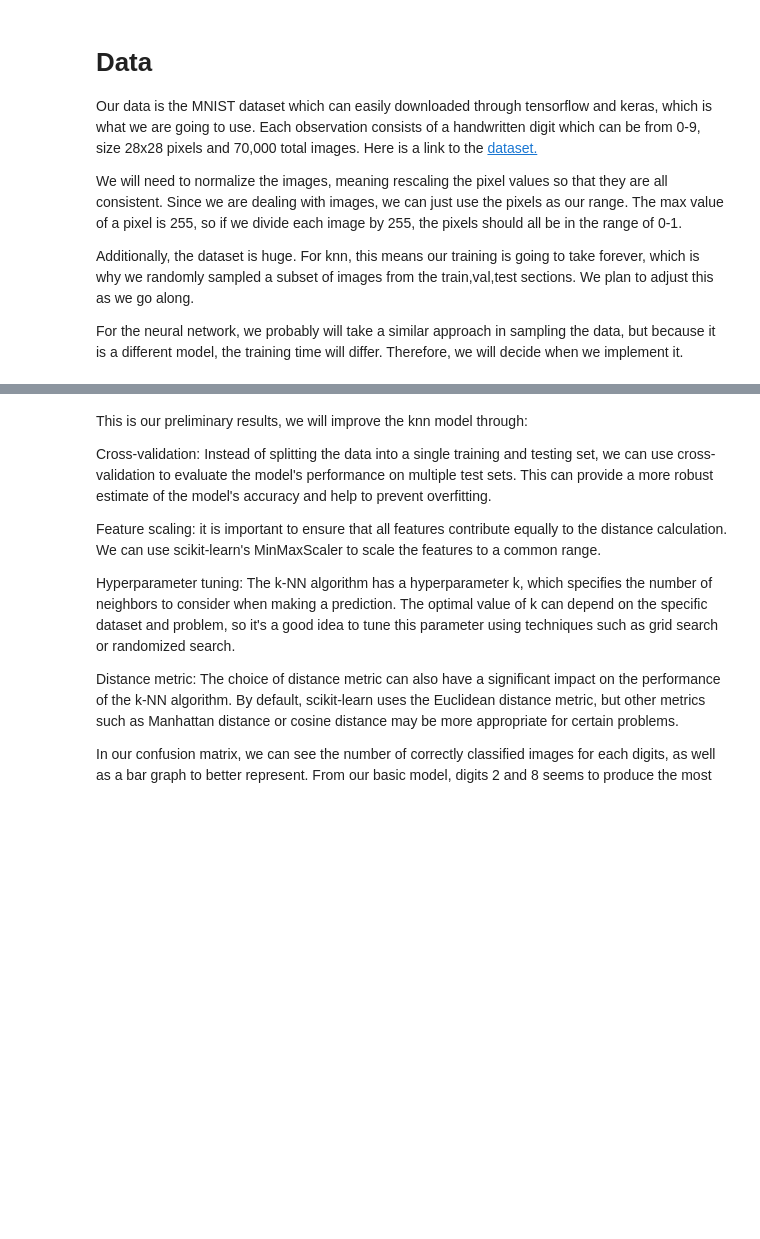
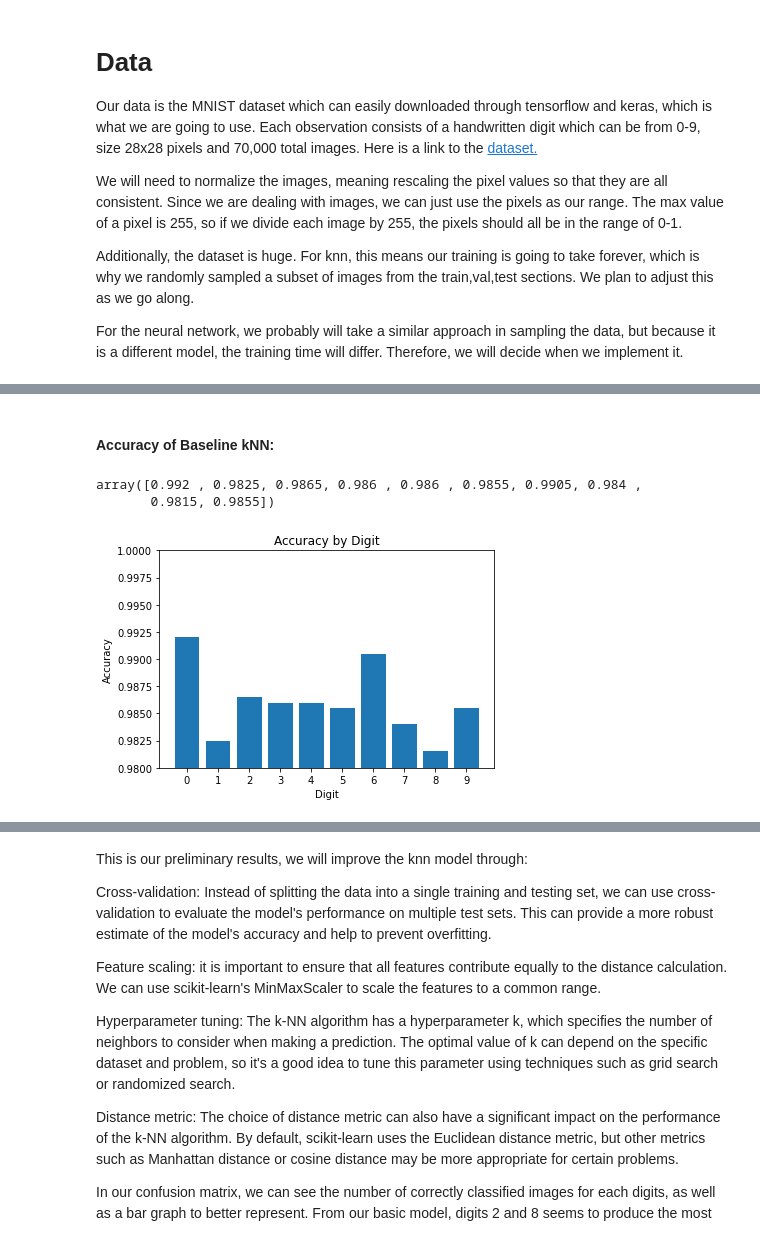
Before and after one commit to COGS118A/Group008-Wi23, a Jupyter notebook: ProposalGroup008-Wi23.ipynb, the cells around one changed output, grey strips where cells are left out. Saved outputs shown, nothing was run; the diff lists cells and outputs as text; code cells hidden in the pictures; blank space fills up the shorter version.

```diff
--- a/ProposalGroup008-Wi23.ipynb
+++ b/ProposalGroup008-Wi23.ipynb
@@ -256,0 +119,2 @@ array([ 3.,  9.,  1.,  6.,  3.,  3.,  2., 10.,  0.,  9.])
+# %%
+cm = confusion_matrix(y_test_subset, y_pred_test)
@@ -256,0 +133,11 @@ array([ 3.,  9.,  1.,  6.,  3.,  3.,  2., 10.,  0.,  9.])
+# %%
+def get_error_metrics(conf_matrix):
+    TP = np.diag(conf_matrix)
+    FP = np.sum(conf_matrix, axis=0) - TP
+    FN = np.sum(conf_matrix, axis=1) - TP
+    TN = np.sum(conf_matrix) - TP - FP - FN
+    return TP,FP,FN,TN
+# %%
+def get_accuracy_rate(conf_matrix):
+    TP,FP,FN,TN = get_error_metrics(conf_matrix)
+    return (TP + TN) / (TP + TN + FP + FN)
@@ -256,0 +150,18 @@ array([ 3.,  9.,  1.,  6.,  3.,  3.,  2., 10.,  0.,  9.])
+# %% [markdown]
+#### Accuracy of Baseline kNN:
+# %%
+accuracies = get_accuracy_rate(cm)
+accuracies
+# %% [output]
+array([0.992 , 0.9825, 0.9865, 0.986 , 0.986 , 0.9855, 0.9905, 0.984 ,
+       0.9815, 0.9855])
+# %%
+plt.bar(range(10), accuracies)
+plt.xlabel('Digit')
+plt.ylabel('Accuracy')
+plt.title('Accuracy by Digit')
+plt.ylim(0.98, 1.0)
+plt.xticks(range(10), range(10))
+plt.show()
+# %% [output]
+[figure, added]
```
Also changed, not shown: parts of 41 cells of this notebook.
